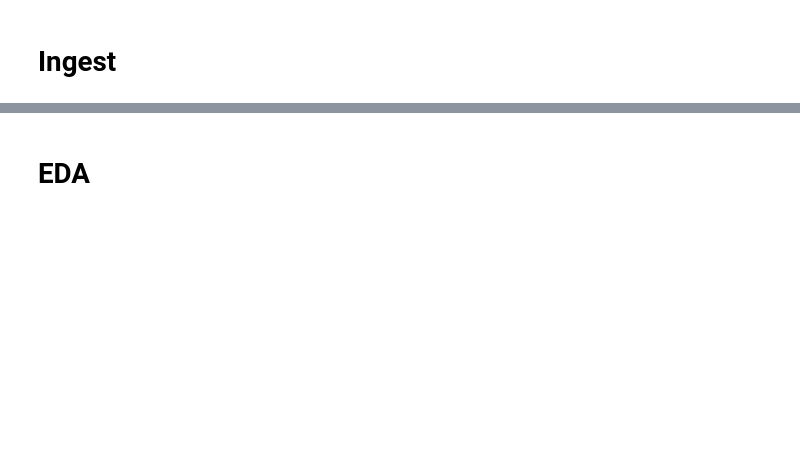
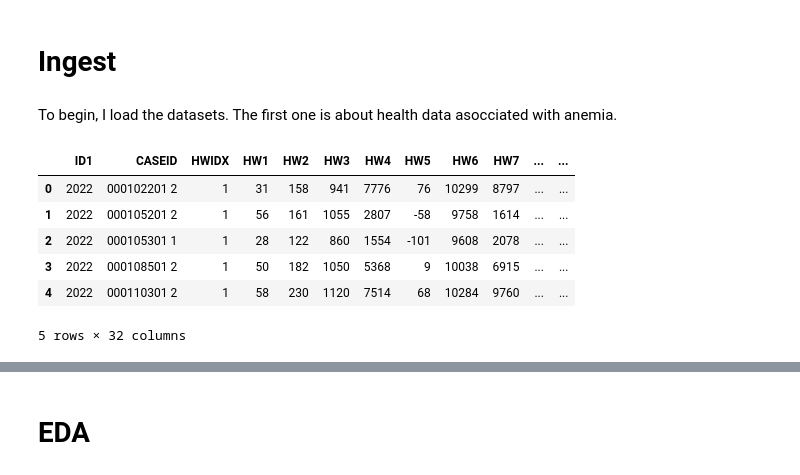
Before and after one commit to irwingss/datascience-demo, a Jupyter notebook: DataScience_demo_4Github.ipynb, the cells around one changed output, grey strips where cells are left out. Drawn from its saved outputs; the diff is of its cells as text; code cells hidden in the pictures; blank space fills up the shorter version.

```diff
--- a/DataScience_demo_4Github.ipynb
+++ b/DataScience_demo_4Github.ipynb
@@ -2,3 +2,17 @@
 <a href="https://colab.research.google.com/github/irwingss/datascience-demo/blob/main/DataScience_demo_4Github.ipynb" target="_parent"><img src="https://colab.research.google.com/assets/colab-badge.svg" alt="Open In Colab"/></a>
 # %% [markdown]
 # Ingest
+# %% [markdown]
+To begin, I load the datasets. The first one is about health data asocciated with anemia.
+# %%
+import pandas as pd
+df = pd.read_csv("https://github.com/irwingss/datascience-demo/raw/main/datasets/REC44.csv", sep=",")
+df.head()
+# %% [output]
+|  | ID1 | CASEID | HWIDX | HW1 | HW2 | HW3 | HW4 | HW5 | HW6 | HW7 | ... | ... |
+| 0 | 2022 | 000102201 2 | 1 | 31 | 158 | 941 | 7776 | 76 | 10299 | 8797 | ... | ... |
+| 1 | 2022 | 000105201 2 | 1 | 56 | 161 | 1055 | 2807 | -58 | 9758 | 1614 | ... | ... |
+| 2 | 2022 | 000105301 1 | 1 | 28 | 122 | 860 | 1554 | -101 | 9608 | 2078 | ... | ... |
+| 3 | 2022 | 000108501 2 | 1 | 50 | 182 | 1050 | 5368 | 9 | 10038 | 6915 | ... | ... |
+| 4 | 2022 | 000110301 2 | 1 | 58 | 230 | 1120 | 7514 | 68 | 10284 | 9760 | ... | ... |
+5 rows × 32 columns
```
Also changed, not shown: parts of 15 cells of this notebook.
